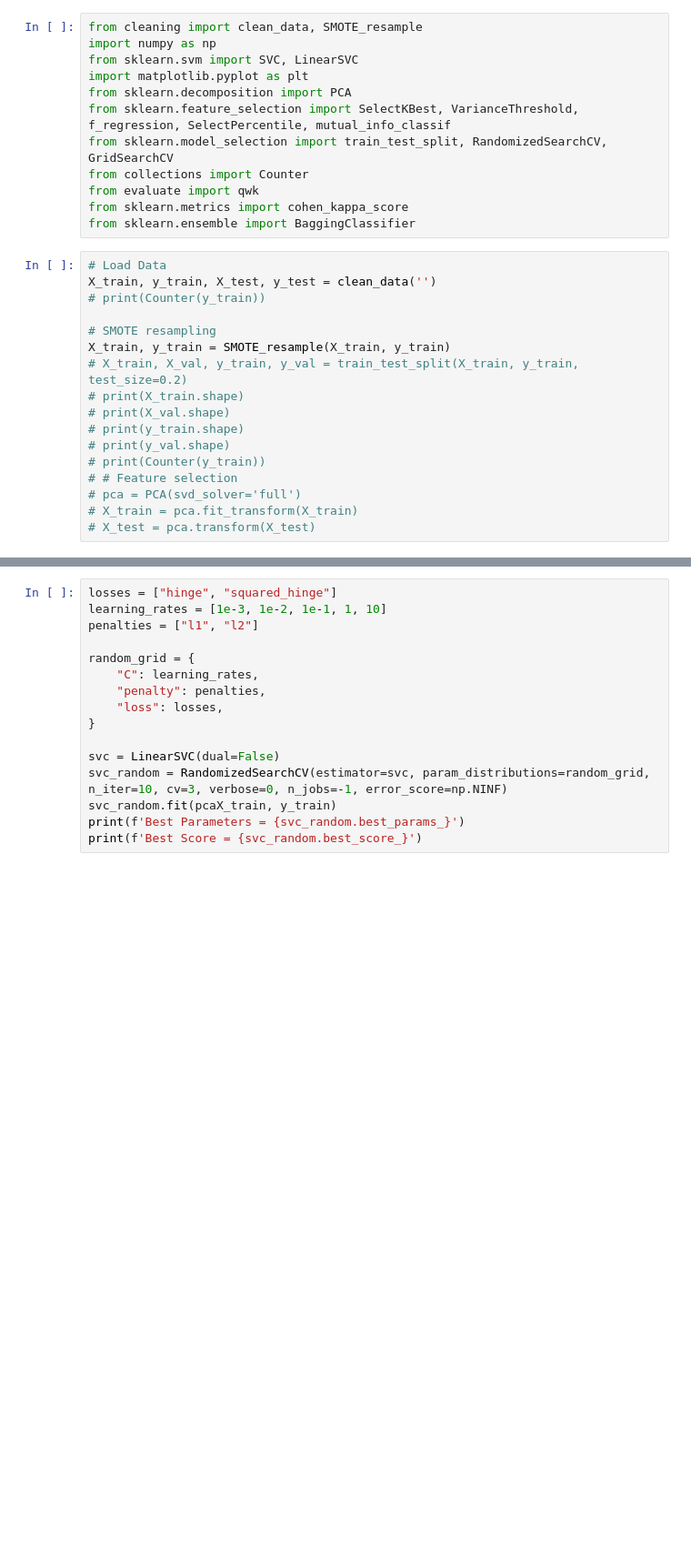
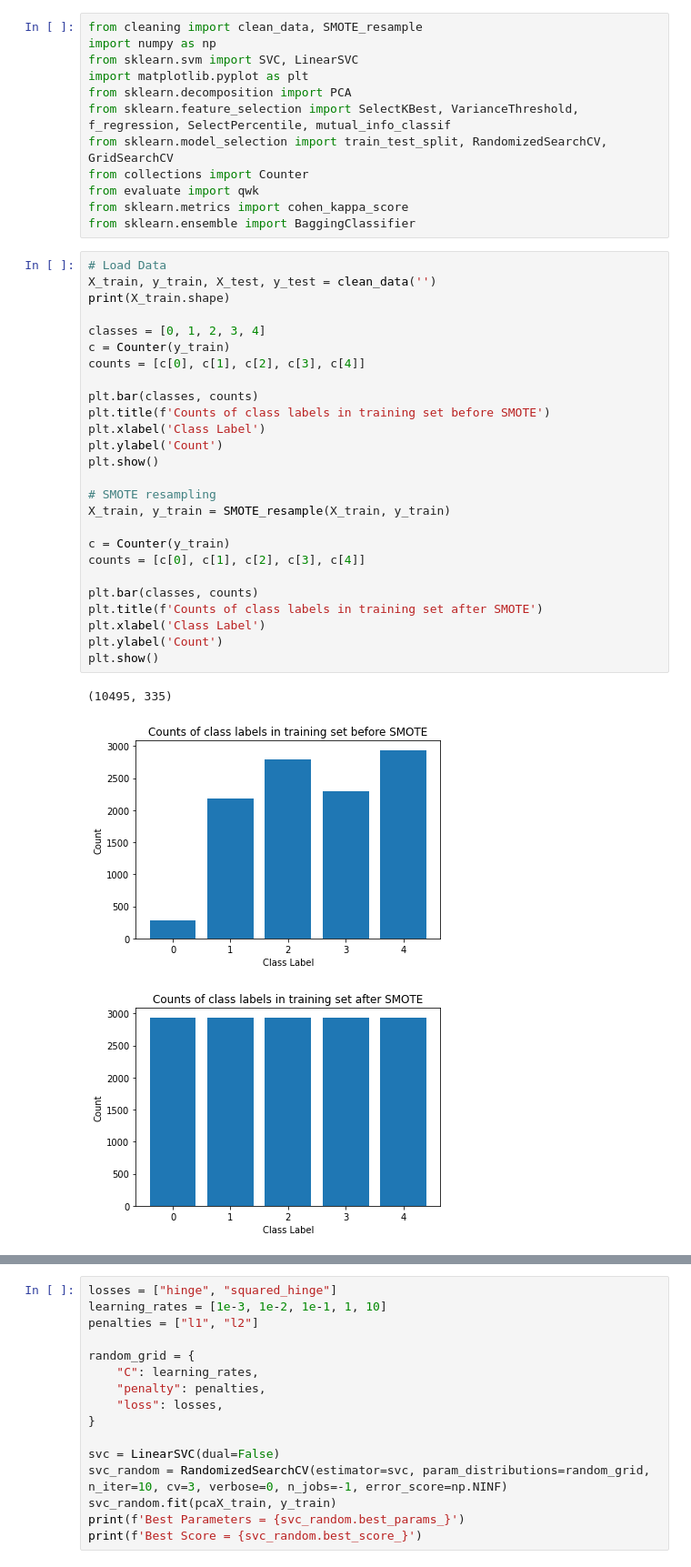
Before and after one commit to RoryEagle/cs9417_aiCaramba, a Jupyter notebook: svm.ipynb, the cells around one changed output, grey strips where cells are left out. Shown at 91% size. Drawn from its saved outputs; the diff is of its cells as text; blank space fills up the shorter version.

```diff
--- a/svm.ipynb
+++ b/svm.ipynb
@@ -10,22 +10,35 @@ from collections import Counter
 from evaluate import qwk
 from sklearn.metrics import cohen_kappa_score
 from sklearn.ensemble import BaggingClassifier
-# %%
-# Load Data
-X_train, y_train, X_test, y_test = clean_data('')
-# print(Counter(y_train))
-
-# SMOTE resampling
-X_train, y_train = SMOTE_resample(X_train, y_train)
-# X_train, X_val, y_train, y_val = train_test_split(X_train, y_train, test_size=0.2)
-# print(X_train.shape)
-# print(X_val.shape)
-# print(y_train.shape)
-# print(y_val.shape)
-# print(Counter(y_train))
-# # Feature selection
-# pca = PCA(svd_solver='full')
-# X_train = pca.fit_transform(X_train)
-# X_test = pca.transform(X_test)
+# %%
+# Load Data
+X_train, y_train, X_test, y_test = clean_data('')
+print(X_train.shape)
+
+classes = [0, 1, 2, 3, 4]
+c = Counter(y_train)
+counts = [c[0], c[1], c[2], c[3], c[4]]
+
+plt.bar(classes, counts)
+plt.title(f'Counts of class labels in training set before SMOTE')
+plt.xlabel('Class Label')
+plt.ylabel('Count')
+plt.show()
+
+# SMOTE resampling
+X_train, y_train = SMOTE_resample(X_train, y_train)
+
+c = Counter(y_train)
+counts = [c[0], c[1], c[2], c[3], c[4]]
+
+plt.bar(classes, counts)
+plt.title(f'Counts of class labels in training set after SMOTE')
+plt.xlabel('Class Label')
+plt.ylabel('Count')
+plt.show()
+# %% [output]
+(10495, 335)
+[figure, added]
+[figure, added]
 # %%
 # PCA Decomposition
```
Also changed, not shown: parts of 5 cells of this notebook.
